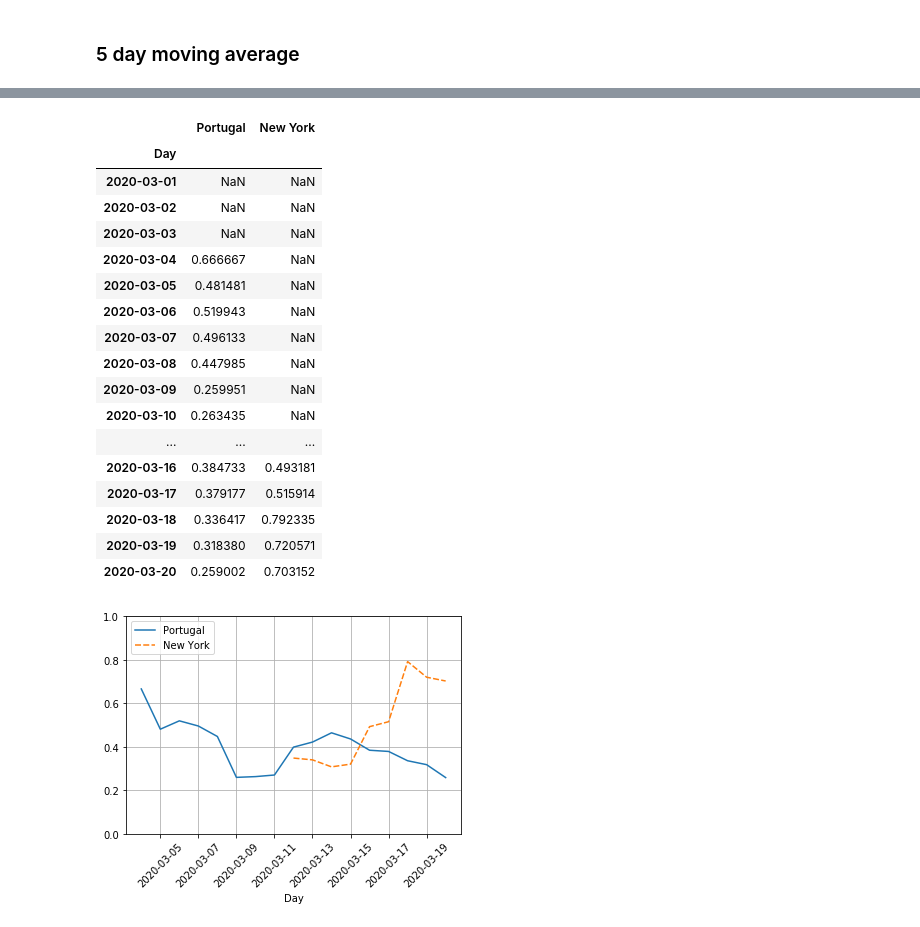
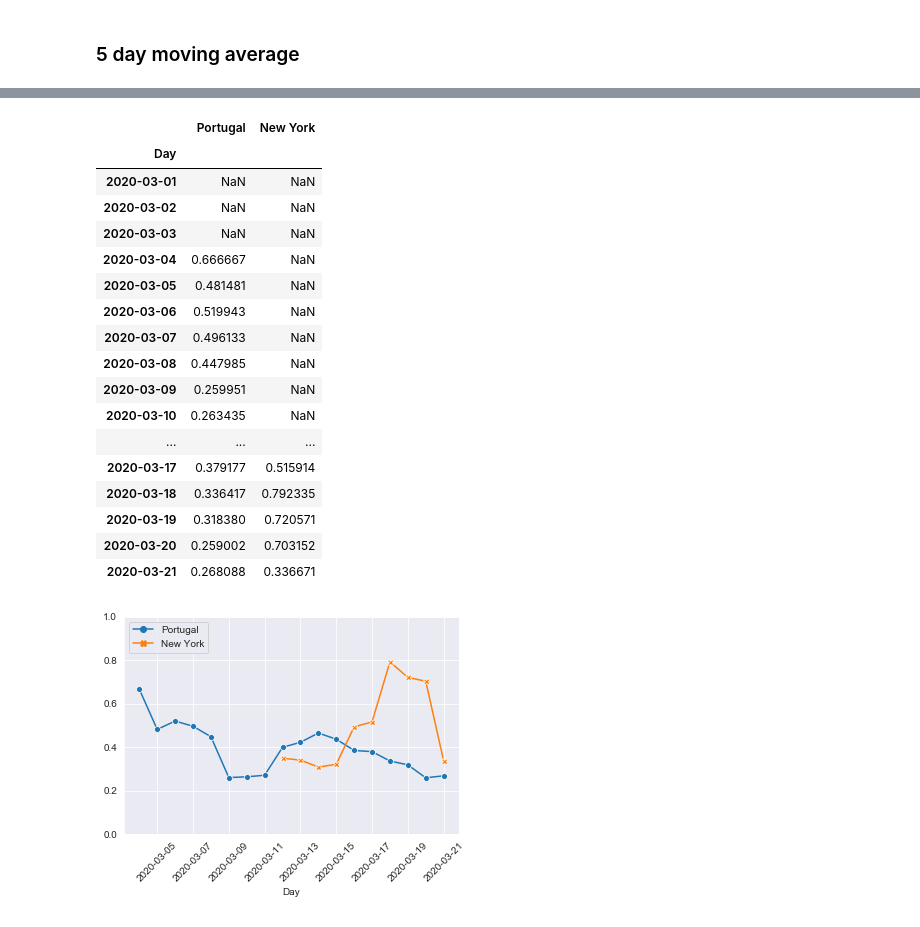
Before and after one commit to ruimaranhao/covid19_growth, a Jupyter notebook: growth_covid19.ipynb, the cells around one changed output, grey strips where cells are left out. Drawn from its saved outputs; the diff is of its cells as text; code cells hidden in the pictures.

```diff
--- a/growth_covid19.ipynb
+++ b/growth_covid19.ipynb
@@ -103,6 +105,6 @@ plt.show()
 # %%
-dportugal_manual = [2,4,6,9,13,21,30,39,41,59,78,112,169,245,331,448,642,785,1020,1280]
-dnyc_manual = [0, 0, 0, 0, 0, 0, 0, 0, 173, 220, 328, 421, 525, 732, 967, 1706, 2495, 5365, 8310, 11719]
+dportugal_manual = [2,4,6,9,13,21,30,39,41,59,78,112,169,245,331,448,642,785,1020,1280,1600]
+dnyc_manual = [0, 0, 0, 0, 0, 0, 0, 0, 173, 220, 328, 421, 525, 732, 967, 1706, 2495, 5365, 8310, 11719, 12315]
 dates = np.arange(np.datetime64('today') - len(dportugal_manual), np.datetime64('today') + 1, dtype='datetime64[D]')
 # %%
 dataset = np.array(list(zip(dates, dportugal_manual, dnyc_manual)))
@@ -168,17 +170,18 @@ df_movingavg
 | 2020-03-09 | 0.259951 | NaN |
 | 2020-03-10 | 0.263435 | NaN |
 | ... | ... | ... |
-| 2020-03-16 | 0.384733 | 0.493181 |
 | 2020-03-17 | 0.379177 | 0.515914 |
 | 2020-03-18 | 0.336417 | 0.792335 |
 | 2020-03-19 | 0.318380 | 0.720571 |
 | 2020-03-20 | 0.259002 | 0.703152 |
+| 2020-03-21 | 0.268088 | 0.336671 |
 # %%
-chart = sns.lineplot(data=df_movingavg)
+sns.set_style("darkgrid")
+chart = sns.lineplot(markers=True, dashes=False, data=df_movingavg)
 plt.grid(True)
 plt.legend(loc=2)
 plt.xticks(rotation=45)
 plt.ylim(0, 1)
 plt.show()
 # %% [output]
-[figure, old version]
+[figure, new version]
```
Also changed, not shown: parts of 10 cells of this notebook.
